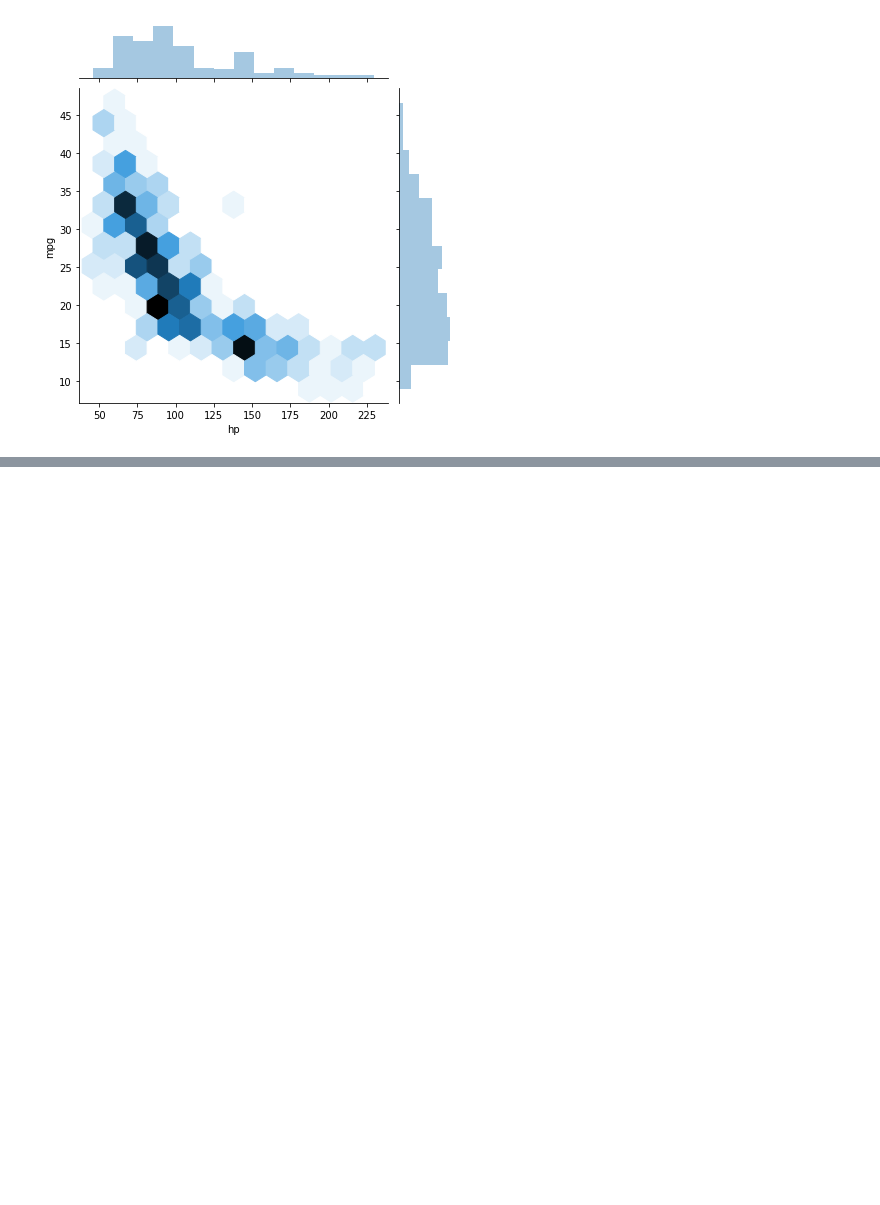
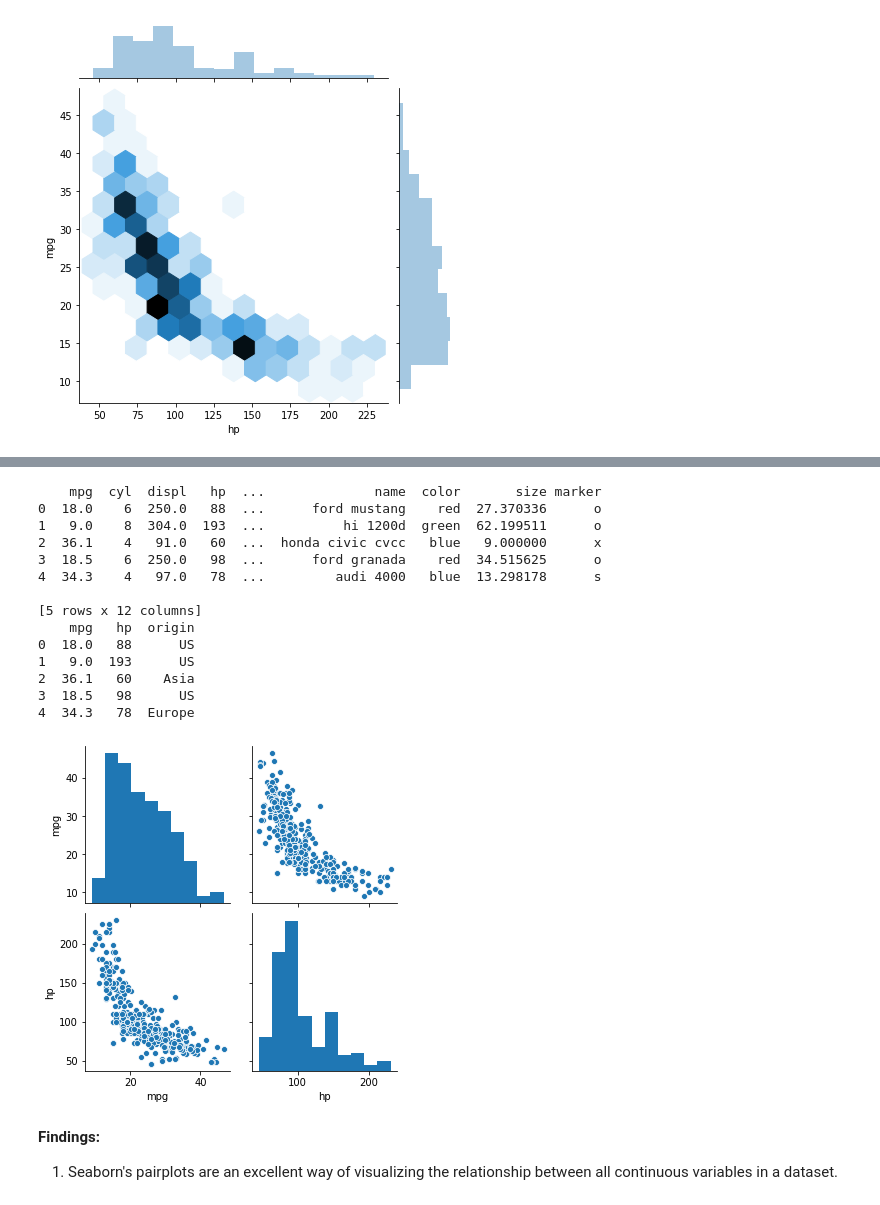
Before and after one commit to zaedulislam/Introduction_to_Data_Visualization_in_Python, a Jupyter notebook: 3. Statistical plots with Seaborn/Statistical plots with Seaborn.ipynb, the cells around one changed output, grey strips where cells are left out. Drawn from its saved outputs; the diff is of its cells as text; code cells hidden in the pictures; blank space fills up the shorter version.

Commit message:
Plotting distributions pairwise (1)

```diff
--- a/3. Statistical plots with Seaborn/Statistical plots with Seaborn.ipynb
+++ b/3. Statistical plots with Seaborn/Statistical plots with Seaborn.ipynb
@@ -229,0 +238,31 @@ plt.show()
+# %%
+# Print the first 5 rows of the DataFrame
+print(dataset.head())
+
+datasetWithOnlyThreeColumns = dataset[['mpg', 'hp', 'origin']]
+print(datasetWithOnlyThreeColumns.head())
+
+# Plot the pairwise joint distributions from the DataFrame
+sns.pairplot(datasetWithOnlyThreeColumns)
+
+# Display the plot
+plt.show()
+# %% [output]
+    mpg  cyl  displ   hp  ...              name  color       size marker
+0  18.0    6  250.0   88  ...      ford mustang    red  27.370336      o
+1   9.0    8  304.0  193  ...          hi 1200d  green  62.199511      o
+2  36.1    4   91.0   60  ...  honda civic cvcc   blue   9.000000      x
+3  18.5    6  250.0   98  ...      ford granada    red  34.515625      o
+4  34.3    4   97.0   78  ...         audi 4000   blue  13.298178      s
+
+[5 rows x 12 columns]
+    mpg   hp  origin
+0  18.0   88      US
+1   9.0  193      US
+2  36.1   60    Asia
+3  18.5   98      US
+4  34.3   78  Europe
+[figure, added]
+# %% [markdown]
+**Findings:**
+1. Seaborn's pairplots are an excellent way of visualizing the relationship between all continuous variables in a dataset.
```
Also changed, not shown: parts of 2 cells of this notebook.
